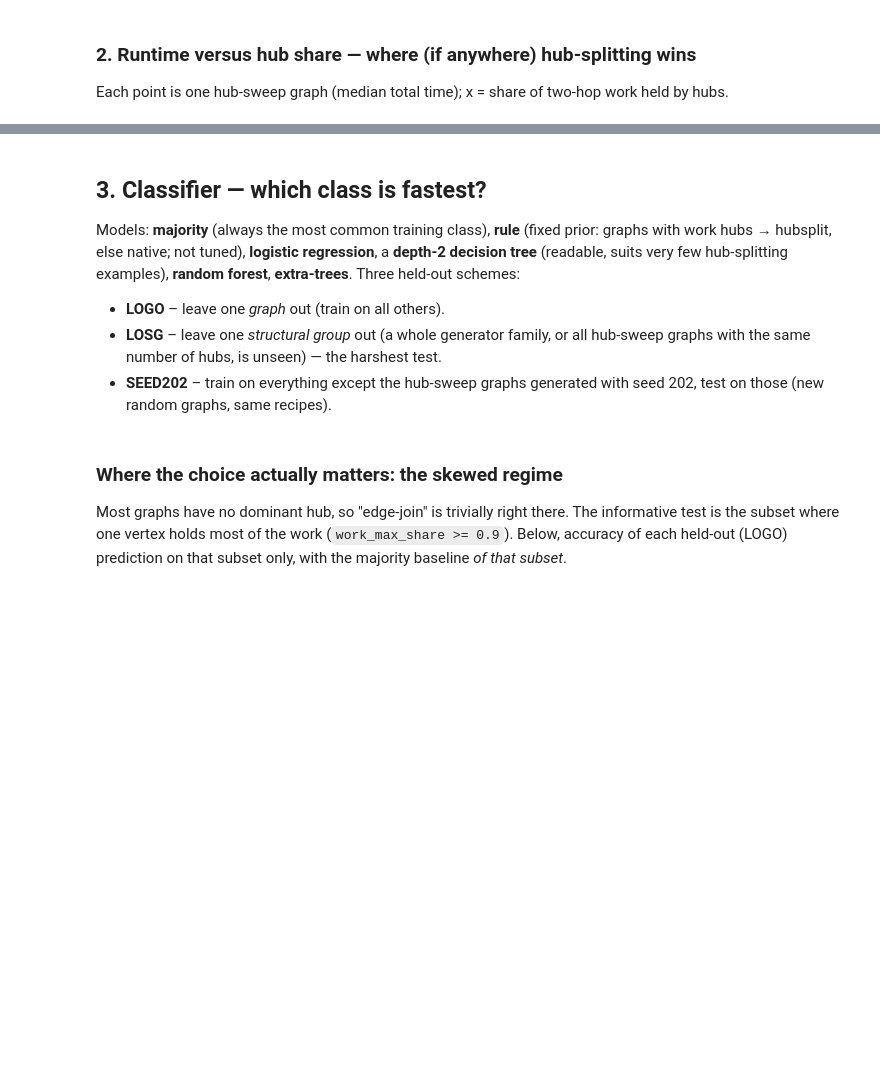
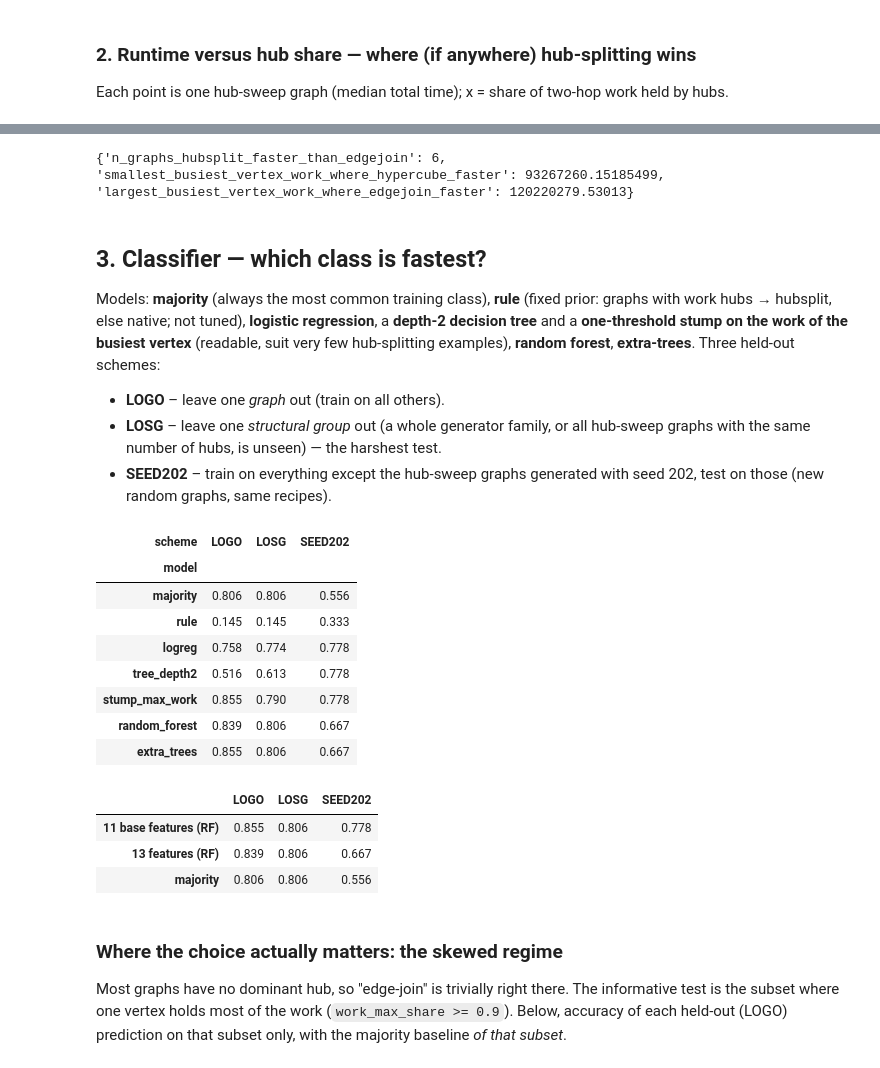
Before and after one commit to Harshil24Agrawal/big-data, a Jupyter notebook: notebooks/selector.ipynb, the cells around one changed output, grey strips where cells are left out. Drawn from its saved outputs; the diff is of its cells as text; code cells hidden in the pictures; blank space fills up the shorter version.

```diff
--- a/notebooks/selector.ipynb
+++ b/notebooks/selector.ipynb
@@ -104,19 +154,41 @@ if len(sw):
+# %%
+ratio = df["median_total_s__hypercube_unified__aqe_off"] / df["median_total_s__edgejoin__aqe_off"]
+maxw = df.raw_work_sum * df.work_max_share
+fig, ax = plt.subplots(figsize=(7.5, 4.2))
+for fam, mk in [("hub_sweep", "o"), ("other", "s")]:
+    sel = (df.family == "hub_sweep") if fam == "hub_sweep" else (df.family != "hub_sweep")
+    ax.scatter(maxw[sel], ratio[sel], marker=mk, s=28, alpha=.75, label="hub-sweep graphs" if fam == "hub_sweep" else "original 31 graphs",
+               color="#E45756" if fam == "hub_sweep" else "#4C78A8")
+ax.axhline(1, color="k", lw=.8, ls="--"); ax.set_xscale("log"); ax.set_yscale("log")
+ax.set_xlabel("two-hop paths through the single busiest vertex"); ax.set_ylabel("hypercube time / edge-join time")
+ax.set_title("Hub-splitting wins only when one vertex carries >~1e8 paths"); ax.legend(); ax.grid(alpha=.3)
+plt.tight_layout(); plt.savefig(f"{OUT}/crossover_max_vertex_work.png", dpi=130); plt.show()
+first = df[ratio < 1].raw_work_sum.mul(df[ratio < 1].work_max_share).min()
+RES["crossover"] = dict(n_graphs_hubsplit_faster_than_edgejoin=int((ratio < 1).sum()), smallest_busiest_vertex_work_where_hypercube_faster=float(first),
+                        largest_busiest_vertex_work_where_edgejoin_faster=float(maxw[ratio >= 1].max()))
+print(RES["crossover"])
+# %% [output]
+{'n_graphs_hubsplit_faster_than_edgejoin': 6, 'smallest_busiest_vertex_work_where_hypercube_faster': 93267260.15185499, 'largest_busiest_vertex_work_where_edgejoin_faster': 120220279.53013}
 # %% [markdown]
 ## 3. Classifier — which class is fastest?
 Models: **majority** (always the most common training class), **rule** (fixed prior: graphs with work hubs → hubsplit, else native; not tuned),
-**logistic regression**, a **depth-2 decision tree** (readable, suits very few hub-splitting examples), **random forest**, **extra-trees**. Three held-out schemes:
+**logistic regression**, a **depth-2 decision tree** and a **one-threshold stump on the work of the busiest vertex** (readable, suit very few hub-splitting examples), **random forest**, **extra-trees**. Three held-out schemes:
 
 * **LOGO** – leave one *graph* out (train on all others).
 * **LOSG** – leave one *structural group* out (a whole generator family, or all hub-sweep graphs with the same number of hubs, is unseen) — the harshest test.
 * **SEED202** – train on everything except the hub-sweep graphs generated with seed 202, test on those (new random graphs, same recipes).
 # %%
-def make_models():
-    return {
+def make_models(feature_cols=None):
+    d = {
         "logreg": lambda: make_pipeline(StandardScaler(), LogisticRegression(C=1.0, max_iter=2000, class_weight="balanced")),
         "tree_depth2": lambda: DecisionTreeClassifier(max_depth=2, class_weight="balanced", random_state=SEED),
         "random_forest": lambda: RandomForestClassifier(n_estimators=NTREES, min_samples_leaf=1, class_weight="balanced_subsample", random_state=SEED, n_jobs=1),
         "extra_trees": lambda: ExtraTreesClassifier(n_estimators=NTREES, min_samples_leaf=1, class_weight="balanced_subsample", random_state=SEED, n_jobs=1),
     }
+    if feature_cols is not None and "log_max_work" in feature_cols:
+        j = list(feature_cols).index("log_max_work")   # a one-threshold rule learned on ONE input: work of the busiest vertex
+        d["stump_max_work"] = lambda: make_pipeline(FunctionTransformer(lambda A, j=j: A[:, [j]]), DecisionTreeClassifier(max_depth=1, random_state=SEED))
+    return d
 
 def splits(scheme):
     n = len(df); idx = np.arange(n)
@@ -136,42 +208,57 @@ X = df[FEATS].values
 def eval_classifiers(feature_cols, tag):
     out = {}
     Xf = df[feature_cols].values
     for scheme in ["LOGO", "LOSG", "SEED202"]:
         sp = list(splits(scheme))
         if not sp: continue
-        preds = {m: np.empty(len(df), dtype=object) for m in ["majority", "rule", *make_models()]}
+        preds = {m: np.empty(len(df), dtype=object) for m in ["majority", "rule", *make_models(feature_cols)]}
         tested = np.zeros(len(df), bool)
         for tr, te in sp:
             vals, counts = np.unique(y_class[tr], return_counts=True)
             preds["majority"][te] = vals[counts.argmax()]
             preds["rule"][te] = rule_pred(df.iloc[te])
-            for name, mk in make_models().items():
+            for name, mk in make_models(feature_cols).items():
                 if len(vals) == 1: preds[name][te] = vals[0]; continue
                 mdl = mk().fit(Xf[tr], y_class[tr]); preds[name][te] = mdl.predict(Xf[te])
             tested[te] = True
         res = {}
         for m, p in preds.items():
             yt, yp = y_class[tested], p[tested]
             res[m] = dict(accuracy=accuracy_score(yt, yp), balanced_accuracy=balanced_accuracy_score(yt, yp),
                           macro_f1=f1_score(yt, yp, average="macro", labels=CLASSES),
                           acc_clear_only=accuracy_score(yt[df.label_clear.values[tested]], yp[df.label_clear.values[tested]]) if df.label_clear.values[tested].any() else float("nan"))
         out[scheme] = dict(n_test=int(tested.sum()), scores=res, preds={m: p for m, p in preds.items()}, tested=tested)
     return out
 
 clf12 = eval_classifiers(FEATS, "12 features")
 rows = []
 for scheme, o in clf12.items():
     for m, s in o["scores"].items():
         rows.append(dict(scheme=scheme, n_test=o["n_test"], model=m, **{k: round(v, 3) for k, v in s.items()}))
 clf_table = pd.DataFrame(rows)
-display(clf_table.pivot(index="model", columns="scheme", values="accuracy").loc[["majority", "rule", "logreg", "tree_depth2", "random_forest", "extra_trees"]])
+display(clf_table.pivot(index="model", columns="scheme", values="accuracy").loc[["majority", "rule", "logreg", "tree_depth2", "stump_max_work", "random_forest", "extra_trees"]])
 RES["classifier"] = {sch: {"n_test": o["n_test"], "scores": o["scores"]} for sch, o in clf12.items()}
+# %% [output]
+| scheme | LOGO | LOSG | SEED202 |
+| model |  |  |  |
+| majority | 0.806 | 0.806 | 0.556 |
+| rule | 0.145 | 0.145 | 0.333 |
+| logreg | 0.758 | 0.774 | 0.778 |
+| tree_depth2 | 0.516 | 0.613 | 0.778 |
+| stump_max_work | 0.855 | 0.790 | 0.778 |
+| random_forest | 0.839 | 0.806 | 0.667 |
+| extra_trees | 0.855 | 0.806 | 0.667 |
 # %%
-# Ablation: does the extra 'log_hub_work' input help?  (11 base features vs 12)
+# Ablation: do the two derived inputs (log_hub_work, log_max_work) help?  (11 base features vs 13)
 clf11 = eval_classifiers(BASE, "11 features")
-ab = pd.DataFrame({sch: {"11 features (RF)": clf11[sch]["scores"]["random_forest"]["accuracy"], "12 features (RF)": clf12[sch]["scores"]["random_forest"]["accuracy"],
+ab = pd.DataFrame({sch: {"11 base features (RF)": clf11[sch]["scores"]["random_forest"]["accuracy"], "13 features (RF)": clf12[sch]["scores"]["random_forest"]["accuracy"],
                          "majority": clf12[sch]["scores"]["majority"]["accuracy"]} for sch in clf12}).round(3)
 display(ab); RES["ablation_rf_accuracy"] = ab.to_dict()
+# %% [output]
+|  | LOGO | LOSG | SEED202 |
+| 11 base features (RF) | 0.855 | 0.806 | 0.778 |
+| 13 features (RF) | 0.839 | 0.806 | 0.667 |
+| majority | 0.806 | 0.806 | 0.556 |
 # %% [markdown]
 ### Where the choice actually matters: the skewed regime
 Most graphs have no dominant hub, so "edge-join" is trivially right there. The informative test is the subset where one vertex holds most of the work
```
Also changed, not shown: parts of 11 cells of this notebook, 26 other files.
